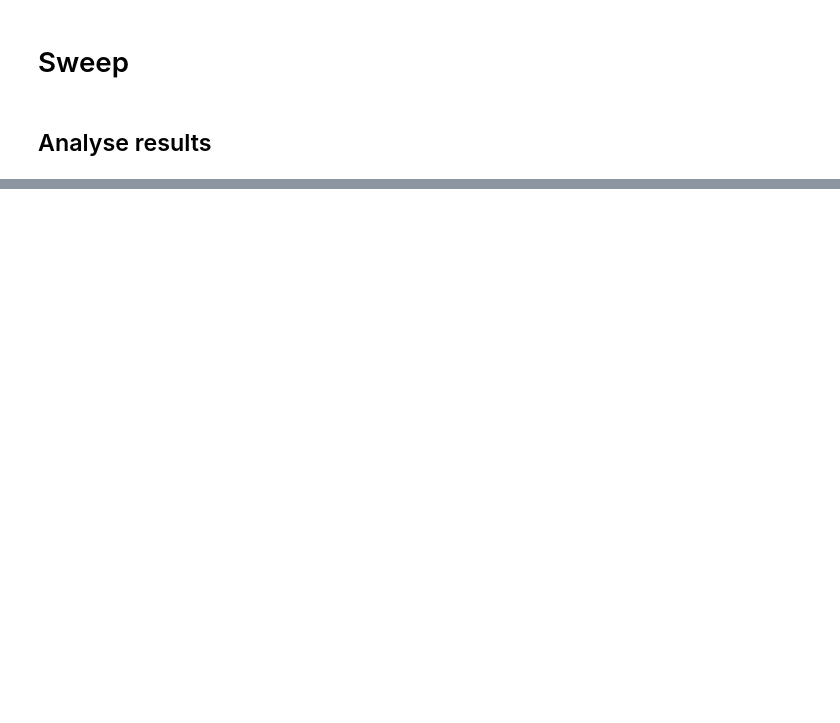
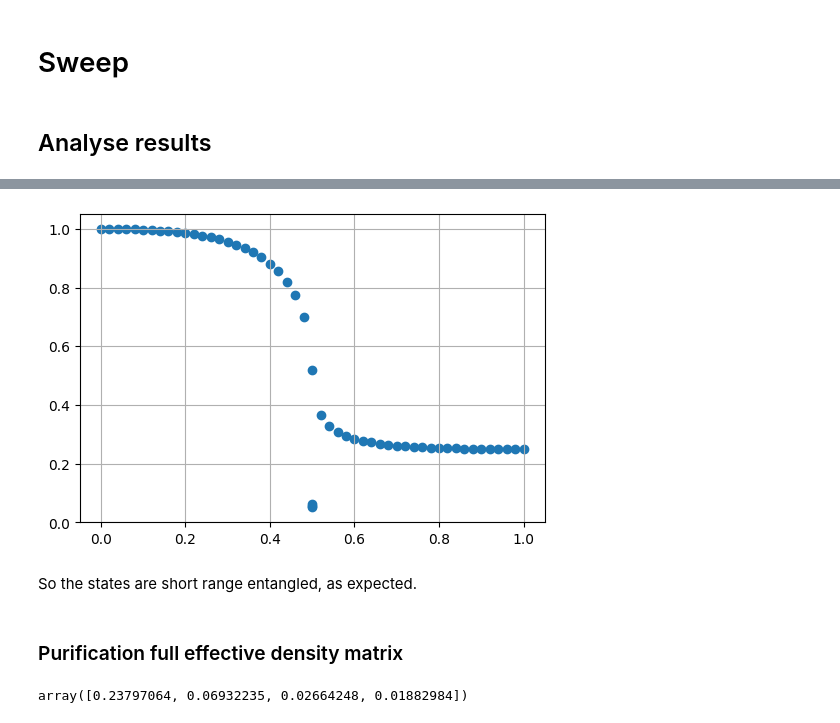
Before and after one commit to kieran-cooney/spt_numerical_classificiation, a Jupyter notebook: code/time_reversal_symmetries/truncating_reduced_density_matrices/zxz_y_tensor_network_factorization_sweep.ipynb, the cells around one changed output, grey strips where cells are left out. Saved outputs shown, nothing was run; the diff lists cells and outputs as text; code cells hidden in the pictures; blank space fills up the shorter version.

```diff
--- a/code/time_reversal_symmetries/truncating_reduced_density_matrices/zxz_y_tensor_network_factorization_sweep.ipynb
+++ b/code/time_reversal_symmetries/truncating_reduced_density_matrices/zxz_y_tensor_network_factorization_sweep.ipynb
@@ -991,13 +847,17 @@ def extract_time_reversal_information(psi):
         inds=('kl', 'kr', 'bl', 'br')
     )
 
+    qt_rho_left_right_schmidt_vals = (
+        get_left_right_defect_regions_schmidt_vals(qt_rho)
+    )
+
     rho_out = get_defect_ops_and_indices_from_density_matrix(qt_rho)
 
     pair = get_restricted_psis_from_purification(qt_rho)
-    purification_restricted_psi_triples, purification_diff_scores = pair
+    purification_restricted_psi_pairs, purification_diff_score = pair
 
     purification_restricted_psi_output = list()
-    for psi_0, sv in purification_restricted_psi_triples:
+    for psi_0, sv in purification_restricted_psi_pairs:
         purification_restricted_psi_output.append(
             [sv, *get_defect_ops_and_indices_from_restricted_purification_state(psi_0)]
         )
@@ -1021,11 +881,9 @@ def extract_time_reversal_information(psi):
 
     (
         left_right_singular_vals,
-        left_score,
         left_defect_op_invariant,
-        right_score,
         right_defect_op_invariant,
-        rho_defect_ops_overlap
+        rho_defect_ops_overlaps
     ) = rho_defect_out
 
     restricted_psi_triples = get_restricted_psis(
@@ -1040,18 +898,18 @@ def extract_time_reversal_information(psi):
         )
 
     out = (
+        qt_rho_left_right_schmidt_vals,
         rho_out,
+        purification_diff_score,
         purification_restricted_psi_output,
         A_losses,
         A_opt_best_loss,
         left_diff,
         right_diff,
         left_right_singular_vals,
-        left_score,
         left_defect_op_invariant,
-        right_score,
         right_defect_op_invariant,
-        rho_defect_ops_overlap,
+        rho_defect_ops_overlaps,
         restricted_psi_output
     )
 
@@ -1059,5 +917,5 @@ def extract_time_reversal_information(psi):
 # %% [markdown]
 # Testing
 # %%
-psi = groundstates[0]
+psi = groundstates[-1]
 # %%
@@ -1274,3 +1042,0 @@ factorization_curves = [l[0] for l in sweep_results]
-# %%
-for l in factorization_curves:
-    plt.plot(l);
@@ -1376,0 +1058,14 @@ plt.plot(parameters, state_overlaps)
+# %%
+plot_schmidt_vals = list()
+plot_schmidt_val_indices = list()
+plot_num_schmidt_vals = list()
+
+for i, l in enumerate(sweep_results):
+    count=0
+    for s in l[0]:
+        if s > 0.05:
+            plot_schmidt_val_indices.append(parameters[i])
+            plot_schmidt_vals.append(s)
+
+            count+=1
+    plot_num_schmidt_vals.append(count)
@@ -1376,0 +1092,12 @@ plt.plot(parameters, state_overlaps)
+# %%
+fig, ax = plt.subplots(figsize=(6,4))
+
+ax.scatter(plot_schmidt_val_indices, plot_schmidt_vals)
+ax.set_ylim(0, 1.05)
+ax.grid(zorder=-1)
+# %% [output]
+[figure, added]
+# %% [markdown]
+So the states are short range entangled, as expected.
+# %% [markdown]
+### Purification full effective density matrix
@@ -1376,0 +1106,4 @@ plt.plot(parameters, state_overlaps)
+# %%
+purification_rho_sweep_results[-1][0]
+# %% [output]
+array([0.23797064, 0.06932235, 0.02664248, 0.01882984])
```
Also changed, not shown: parts of 129 cells of this notebook, 1 other file.
